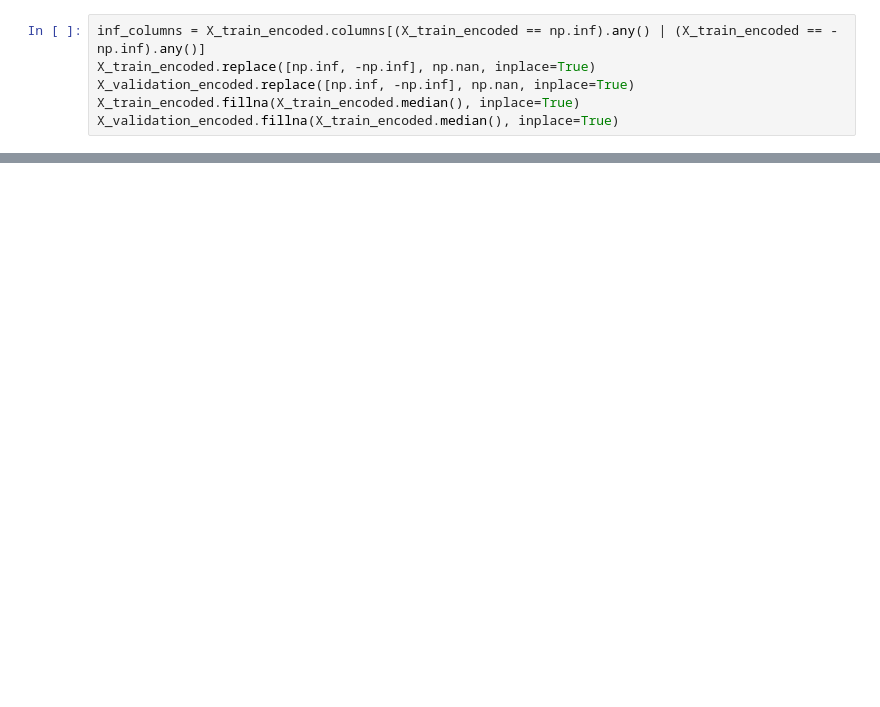
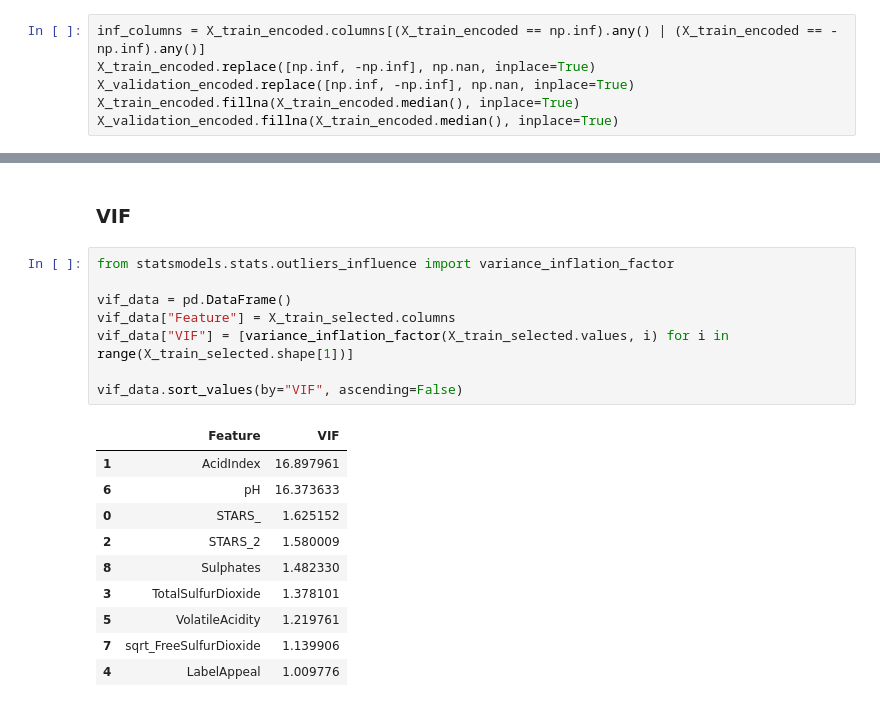
Before and after one commit to MichaelRocchio/msds_410, a Jupyter notebook: Assignment_8/rocchio_assign8.ipynb, the cells around one changed output, grey strips where cells are left out. Drawn from its saved outputs; the diff is of its cells as text; blank space fills up the shorter version.

```diff
--- a/Assignment_8/rocchio_assign8.ipynb
+++ b/Assignment_8/rocchio_assign8.ipynb
@@ -604,0 +926,21 @@ Index([], dtype='object')
+# %% [markdown]
+### VIF
+# %%
+from statsmodels.stats.outliers_influence import variance_inflation_factor
+
+vif_data = pd.DataFrame()
+vif_data["Feature"] = X_train_selected.columns
+vif_data["VIF"] = [variance_inflation_factor(X_train_selected.values, i) for i in range(X_train_selected.shape[1])]
+
+vif_data.sort_values(by="VIF", ascending=False)
+# %% [output]
+|  | Feature | VIF |
+| 1 | AcidIndex | 16.897961 |
+| 6 | pH | 16.373633 |
+| 0 | STARS_ | 1.625152 |
+| 2 | STARS_2 | 1.580009 |
+| 8 | Sulphates | 1.482330 |
+| 3 | TotalSulfurDioxide | 1.378101 |
+| 5 | VolatileAcidity | 1.219761 |
+| 7 | sqrt_FreeSulfurDioxide | 1.139906 |
+| 4 | LabelAppeal | 1.009776 |
```
Also changed, not shown: parts of 45 cells of this notebook, 1 other file.
